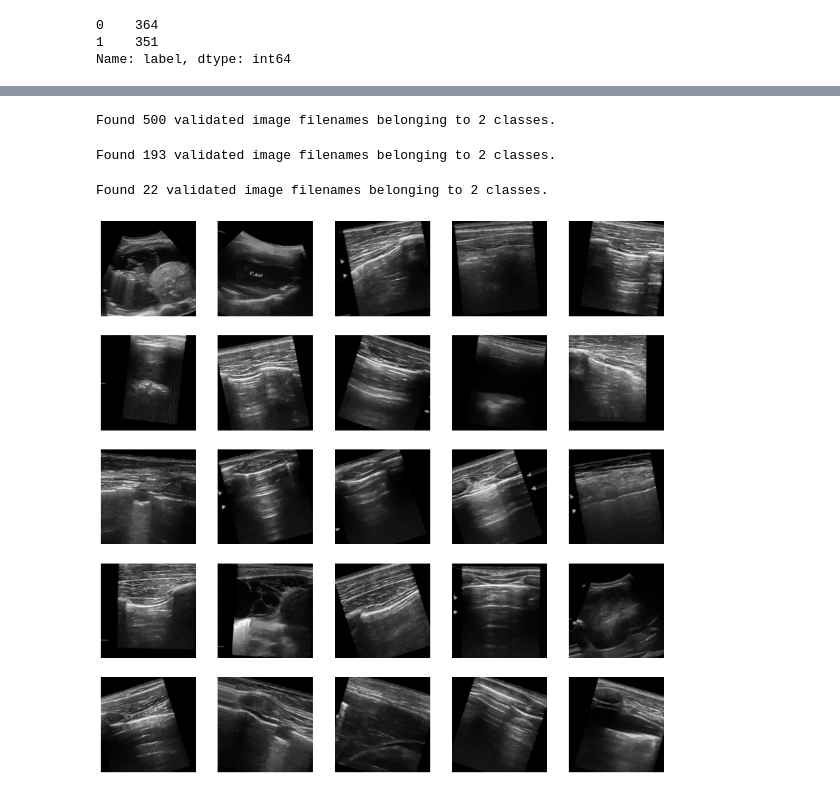
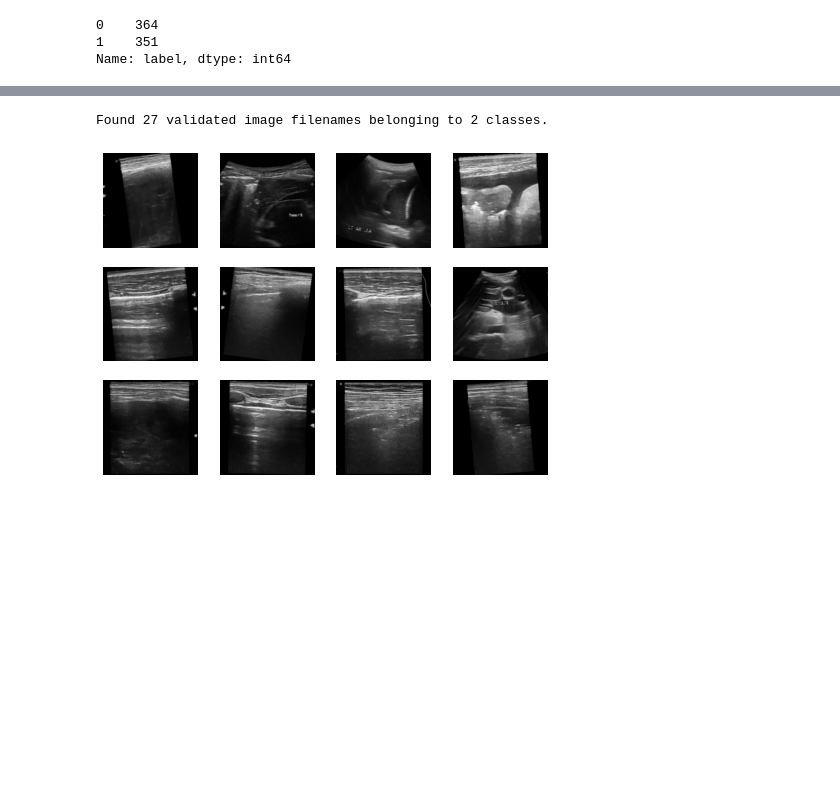
Before and after one commit to sulaiman-kagumire/MCS7204-Deep-Learning-Project, a Jupyter notebook: chest_opacity_classification.ipynb, the cells around one changed output, grey strips where cells are left out. Cells and saved outputs as stored; diff of their text form; code cells hidden in the pictures; blank space fills up the shorter version.

```diff
--- a/chest_opacity_classification.ipynb
+++ b/chest_opacity_classification.ipynb
@@ -109,9 +163,9 @@ TARGET_CHANNELS = 3
 # %%
-image_dir = "/content/drive/.shortcut-targets-by-id/1IEdSpuN6_4wSIu1hNEtIadLohTemYWRM/deep_learning_project/dataset1/known_images"
+image_dir = "/content/drive/MyDrive/deep_learning_project/dataset1/known_images"
 train_data['label'] = train_data['label'].astype('str')
 # %%
-train_set, valid_set = train_test_split(train_data, test_size = 0.3, shuffle=True)
-val_set, test_set  = train_test_split(valid_set, test_size = 0.1)
+train_set, valid_set = train_test_split(train_data, test_size = 0.25, shuffle=True)
+val_set, test_set  = train_test_split(valid_set, test_size = 0.15)
 # %%
 train_set.shape, val_set.shape, test_set.shape
 # %% [output]
@@ -136 +190,3 @@ test_set['label'].value_counts()
 Name: label, dtype: int64
+# %%
+image_size  = 224
@@ -146,66 +266,30 @@ datagen = ImageDataGenerator(rotation_range=20,
 # %%
-#training data generator
-train_datagen = datagen.flow_from_dataframe(dataframe= train_set,
+test_datagen= validation_datagen.flow_from_dataframe(
+                                dataframe = test_set,
+	                              directory = image_dir,
+	                              x_col = "image",
+                                y_col = 'label',
+                                target_size = (image_size, image_size),
+                                batch_size = 13,
+                                class_mode = "binary",
+                                # color_mode='grayscale'
+                                )
 
-                                            directory = image_dir,
-                                            x_col = "image",
-                                            y_col = "label",
-                                            target_size = (IMAGE_SIZE, IMAGE_SIZE),
-                                            batch_size = 1,
-                                            class_mode = "binary",
-                                            # color_mode='grayscale'
-                                            shuffle=True
-                                            )
+# unknown_datagen = validation_datagen.flow_from_dataframe()
 # %% [output]
-Found 500 validated image filenames belonging to 2 classes.
+Found 27 validated image filenames belonging to 2 classes.
-# %%
-
-
-validation_datagen = ImageDataGenerator()
-
-
-valid_datagen = validation_datagen.flow_from_dataframe(val_set,
-                                            directory = image_dir,
-                                            x_col = "image",
-                                            y_col = "label",
-                                            target_size = (IMAGE_SIZE, IMAGE_SIZE),
-                                            batch_size = 1,
-                                            class_mode = "binary",
-                                            shuffle=True
-
-                                            # color_mode='grayscale'
-                                            )
-# %% [output]
-Found 193 validated image filenames belonging to 2 classes.
-# %%
-test_datagen = ImageDataGenerator()
-
-test_generator = test_datagen.flow_from_dataframe(
-                                dataframe = test_set,
-	                              directory = image_dir,
-	                              x_col = "image",
-                                y_col = "label",
-                                target_size = (IMAGE_SIZE, IMAGE_SIZE),
-                                batch_size = 1,
-                                class_mode = "binary",
-                                shuffle=True
-
-                                # color_mode='grayscale'
-                                )
-# %% [output]
-Found 22 validated image filenames belonging to 2 classes.
 # %%
-plt.figure(figsize=(15,15))
-for i in range(1, 26):
-  plt.subplot(5, 5, i)
+plt.figure(figsize=(8,8))
+for i in range(1,13):
+  plt.subplot(4, 4, i)
   # convert to unsigned integers for plotting
   bat = train_datagen.next()
-  image = bat[0][0].astype('uint8')
+  image = bat[0][0]#.astype('uint8')
 
 
   plt.imshow(image)
   # plt.gca().set_title(str(bat[1][i-1].astype('int')))
 
   plt.axis('off')
 # %% [output]
-[figure, old version]
+[figure, new version]
```
Also changed, not shown: parts of 55 cells of this notebook.
